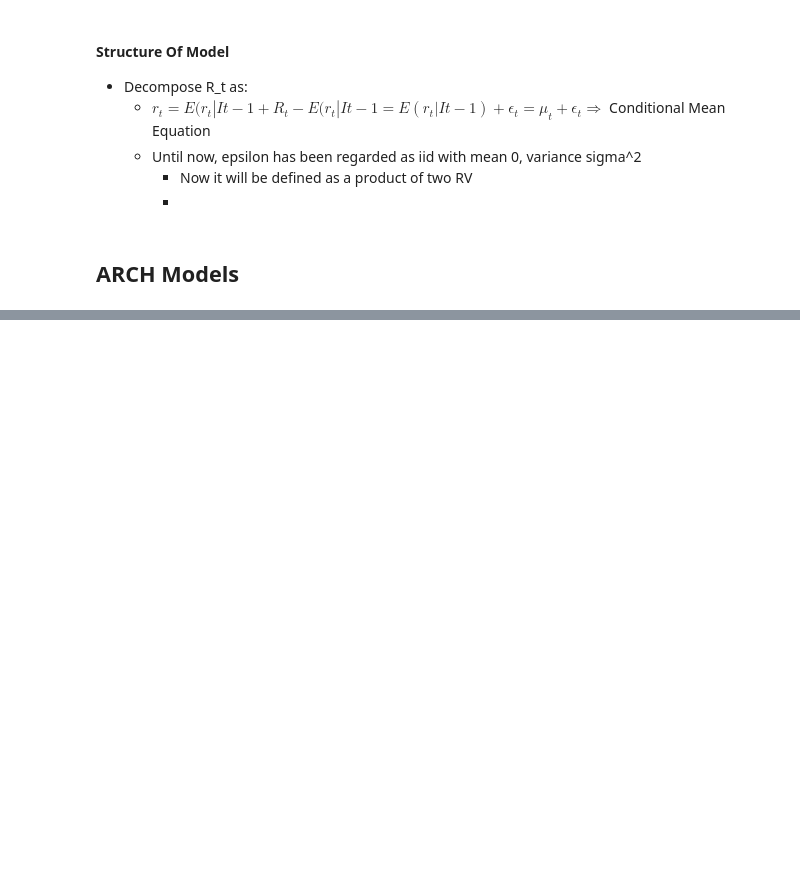
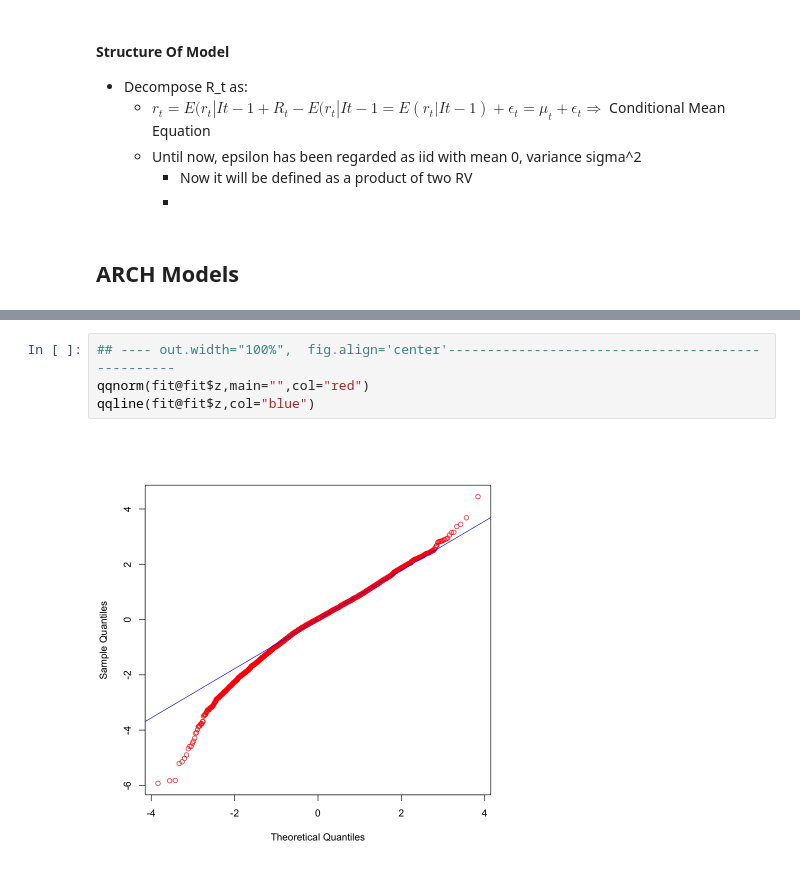
Before and after one commit to dhruv-pandit/ISEG_AEF, a Jupyter notebook: Financial Time Series/lect_2_univar_mod_vol.ipynb, the cells around one changed output, grey strips where cells are left out. Saved outputs shown, nothing was run; the diff lists cells and outputs as text; blank space fills up the shorter version.

```diff
--- a/Financial Time Series/lect_2_univar_mod_vol.ipynb
+++ b/Financial Time Series/lect_2_univar_mod_vol.ipynb
@@ -147,0 +290,6 @@ Elapsed time : 1.745416
+# %%
+## ---- out.width="100%",  fig.align='center'--------------------------------------------------
+qqnorm(fit@fit$z,main="",col="red")
+qqline(fit@fit$z,col="blue")
+# %% [output]
+[figure, added]
```
Also changed, not shown: parts of 9 cells of this notebook, 7 other files.
